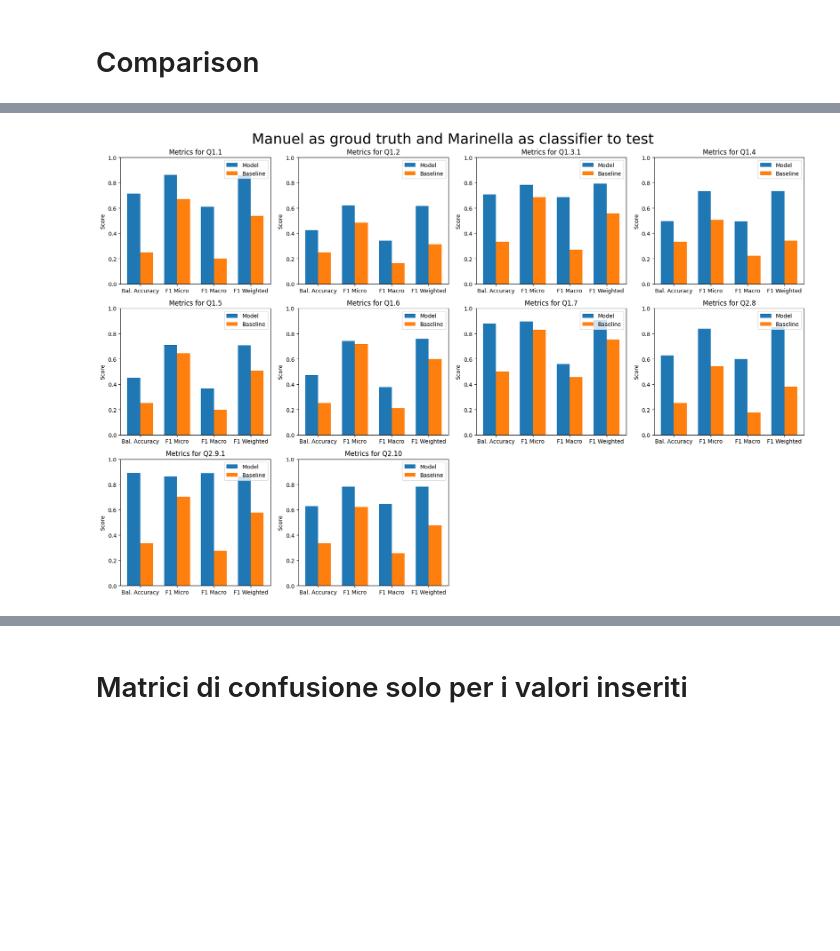
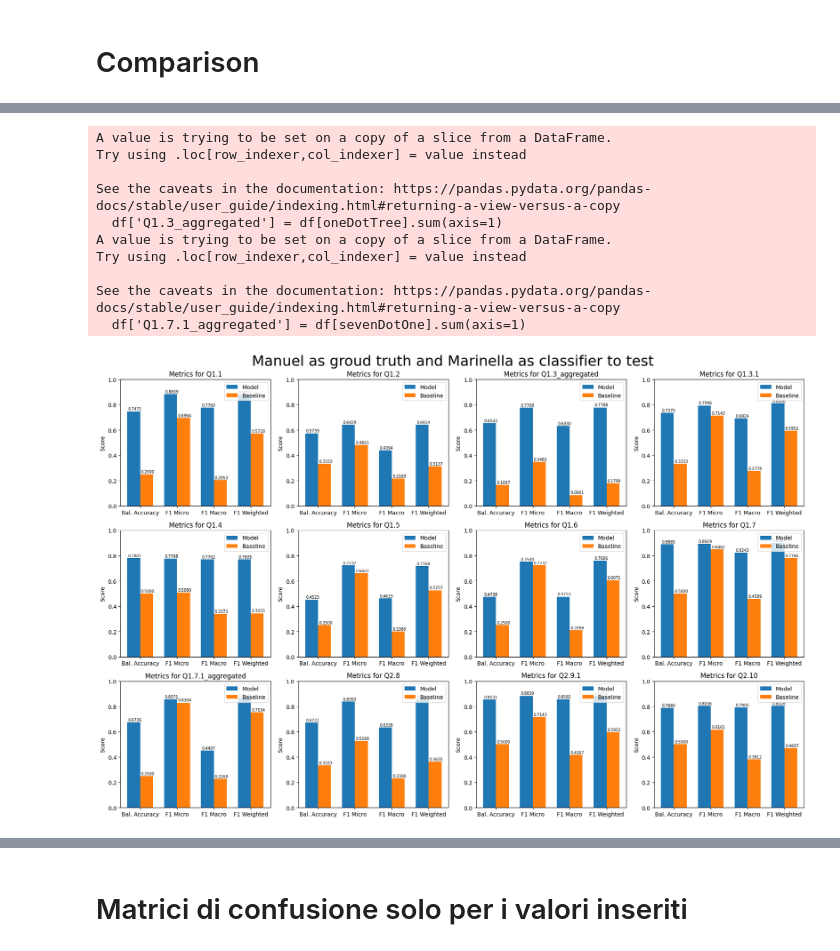
Before and after one commit to bianchi-john/ChatGPTAsAnnotator, a Jupyter notebook: Code/Comparison.ipynb, the cells around one changed output, grey strips where cells are left out. Cells and saved outputs as stored; diff of their text form; code cells hidden in the pictures; blank space fills up the shorter version.

Commit message:
added metrics for multiclass classification columns (one hot)

```diff
--- a/Code/Comparison.ipynb
+++ b/Code/Comparison.ipynb
@@ -135,19 +151,27 @@ def calculate_metrics_per_column(annotator_1, annotator_2, df):
     # per ottenere solo le righe con gli ID comuni e con uno dei due annotatori
     df = filtered_df[filtered_df['id'].isin(common_ids)]
 
+    oneDotTree = ["Q1.3_1", "Q1.3_2", "Q1.3_3", "Q1.3_4", "Q1.3_5", "Q1.3_6", "Q1.3_7", "Q1.3_8", "Q1.3_9"]
+    sevenDotOne = ["Q1.7.1_0", "Q1.7.1_1", "Q1.7.1_2", "Q1.7.1_3", "Q1.7.1_4", "Q1.7.1_5", "Q1.7.1_6", "Q1.7.1_7", "Q1.7.1_8", "Q1.7.1_9", "Q1.7.1_10", "Q1.7.1_11", "Q1.7.1_12"]
+    df['Q1.3_aggregated'] = df[oneDotTree].sum(axis=1)
+    df['Q1.7.1_aggregated'] = df[sevenDotOne].sum(axis=1)
+
     gpt_df = df[df['annotator'] == annotator_2]
     human_df = df[df['annotator'] == annotator_1]
+
+    results = {}
+
+
+    gpt_df.to_csv('gpt_df.csv')
+    human_df.to_csv('human_df.csv')
+
 
     # Riunisco i due dataset creado colonne specifiche per human e gpt in modo da
     # avere le annotazioni dell'annotatore e chatGPT sulla stessa riga
     merged_data = pd.merge(gpt_df, human_df, on="id", suffixes=("_gpt", "_human"))
 
-    # Calcola le performance per ciascuna colonna
-    results = {}
+    columns_of_interest = ["Q1.1", "Q1.2", "Q1.3_aggregated", "Q1.3.1", "Q1.4", "Q1.5", "Q1.6", "Q1.7", "Q1.7.1_aggregated", "Q2.8", "Q2.9.1", "Q2.10"]
 
-    columns_of_interest = ["Q1.1", "Q1.2", "Q1.3.1", "Q1.4", "Q1.5", "Q1.6", "Q1.7", "Q2.8", "Q2.9.1", "Q2.10"]
-
-    merged_data.to_csv('a.csv')
 
     for col in columns_of_interest:
         # Estrai le predizioni e i valori veri per la colonna 'col'
@@ -174,8 +198,6 @@ def calculate_metrics_per_column(annotator_1, annotator_2, df):
         f1_micro_baseline = f1_score(y_human, y_pred_baseline, average='micro')
         f1_macro_baseline = f1_score(y_human, y_pred_baseline, average='macro')
         f1_avg_baseline = f1_score(y_human, y_pred_baseline, average='weighted')
-
-
 
         # Memorizza i risultati
         results[col] = {
@@ -226,35 +248,54 @@ def calculate_metrics_per_column(annotator_1, annotator_2, df):
         baseline_values = [metrics['baseline_balanced_accuracy'], metrics['baseline_f1_micro'], metrics['baseline_f1_macro'], metrics['baseline_f1_avg']]
 
         row_idx = i // num_plots_per_row
         col_idx = i % num_plots_per_row
 
         x = np.arange(len(labels))
         width = 0.35
 
         axs[row_idx, col_idx].bar(x - width/2, model_values, width, label='Model')
         axs[row_idx, col_idx].bar(x + width/2, baseline_values, width, label='Baseline')
 
+        # Add value labels on top of the bars for both model and baseline values
+        for j, (v, b) in enumerate(zip(model_values, baseline_values)):
+            offset = 0.03  # Adjust this value to control the horizontal offset
+            axs[row_idx, col_idx].text(x[j] - width/2 + offset, v + 0.01, f"{v:.4f}", ha='center', fontsize=7)  # Model values
+            axs[row_idx, col_idx].text(x[j] + width/2 + offset, b + 0.01, f"{b:.4f}", ha='center', fontsize=7)  # Baseline values
+
+
+
         axs[row_idx, col_idx].set_ylabel('Score')
         axs[row_idx, col_idx].set_title(f'Metrics for {col}')
         axs[row_idx, col_idx].set_xticks(x)
         axs[row_idx, col_idx].set_xticklabels(labels)
         axs[row_idx, col_idx].legend()
 
         # Imposta la scala dell'asse y tra 0 e 1
         axs[row_idx, col_idx].set_ylim(0, 1)
 
-    # Nascondi gli assi non utilizzati
+
+    # Nascondi gli assi non utilizzati (del grafico che stampo perché sennò mi darebbe grafici vuoti dati che voglio tot grafici per riga)
     for i in range(num_rows * num_plots_per_row):
         if i >= num_cols:
             axs.flatten()[i].axis('off')
 
     plt.tight_layout()
     plt.show()
 
 # Esempio di utilizzo
 calculate_metrics_per_column('Manuel', 'Marinella', df)
 # %% [output]
+A value is trying to be set on a copy of a slice from a DataFrame.
+Try using .loc[row_indexer,col_indexer] = value instead
+
+See the caveats in the documentation: https://pandas.pydata.org/pandas-docs/stable/user_guide/indexing.html#returning-a-view-versus-a-copy
+  df['Q1.3_aggregated'] = df[oneDotTree].sum(axis=1)
+A value is trying to be set on a copy of a slice from a DataFrame.
+Try using .loc[row_indexer,col_indexer] = value instead
+
+See the caveats in the documentation: https://pandas.pydata.org/pandas-docs/stable/user_guide/indexing.html#returning-a-view-versus-a-copy
+  df['Q1.7.1_aggregated'] = df[sevenDotOne].sum(axis=1)
-[figure, old version]
+[figure, new version]
 # %%
 calculate_metrics_per_column('Manuel', 'ChatGPT4AsAnnotator', df)
 # %% [output]
```
Also changed, not shown: parts of 6 cells of this notebook, 6 other files.
